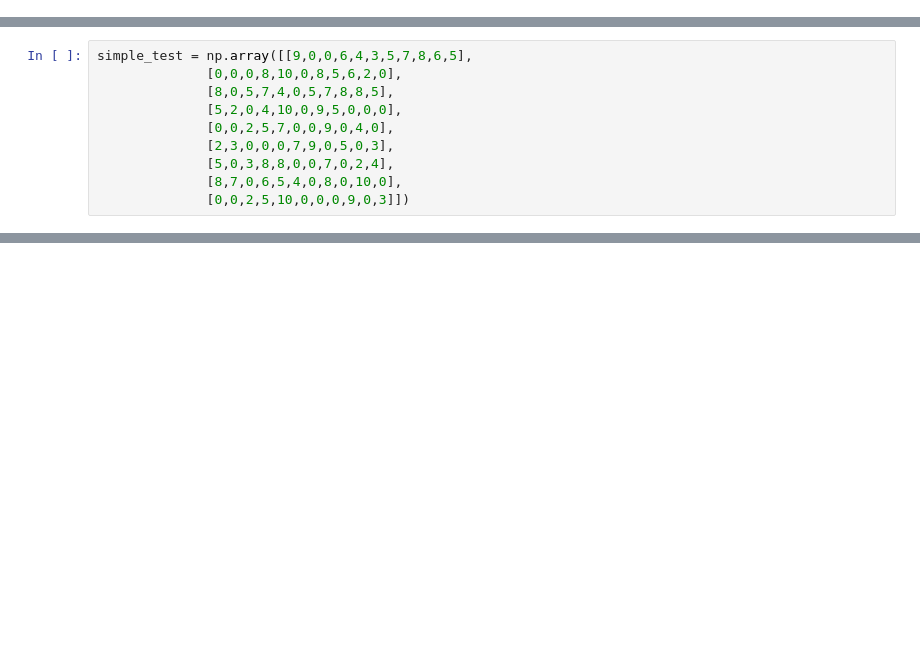
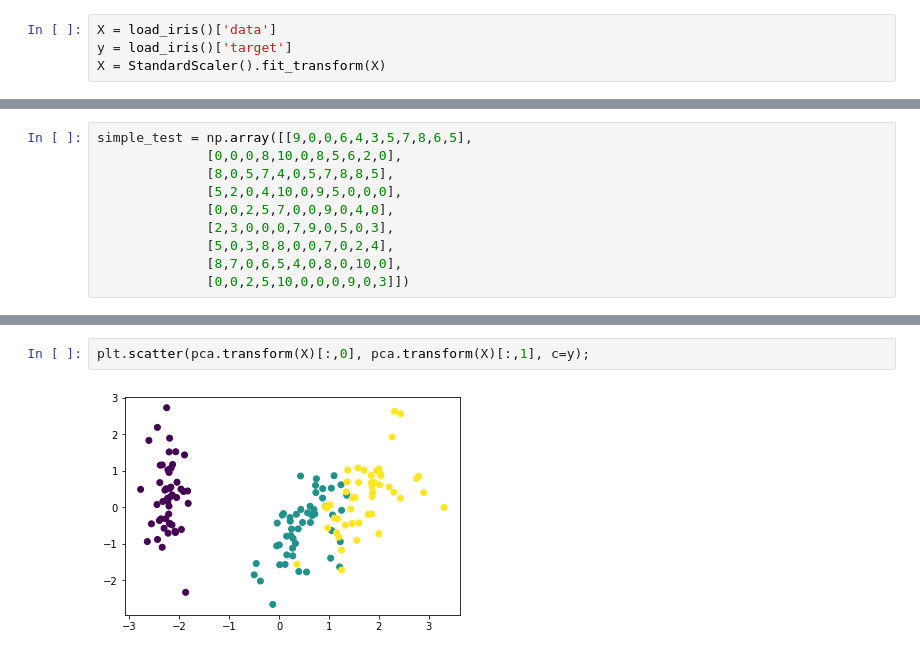
Before and after one commit to lvoursl-zz/ml-from-scratch, a Jupyter notebook: examples_unsupervised.ipynb, the cells around one changed output, grey strips where cells are left out. Cells and saved outputs as stored; diff of their text form; blank space fills up the shorter version.

```diff
--- a/examples_unsupervised.ipynb
+++ b/examples_unsupervised.ipynb
@@ -9,6 +11,10 @@ from unsupervised.svd import SingularValueDecomposition
 # %%
 %load_ext autoreload
 %autoreload 2
+# %%
+X = load_iris()['data']
+y = load_iris()['target']
+X = StandardScaler().fit_transform(X)
 # %% [markdown]
 ### SVD
 # %%
@@ -47,0 +87,4 @@ np.sum((u @ v - simple_test)**2)
+# %%
+plt.scatter(pca.transform(X)[:,0], pca.transform(X)[:,1], c=y);
+# %% [output]
+[figure, added]
```
Also changed, not shown: parts of 15 cells of this notebook.
